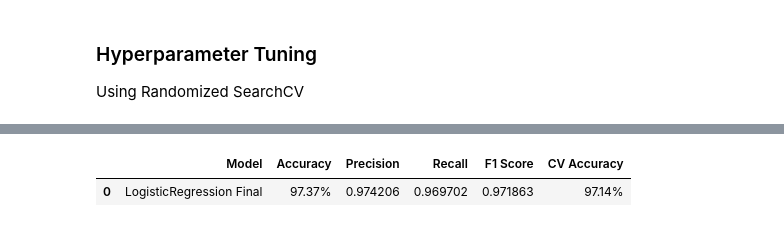
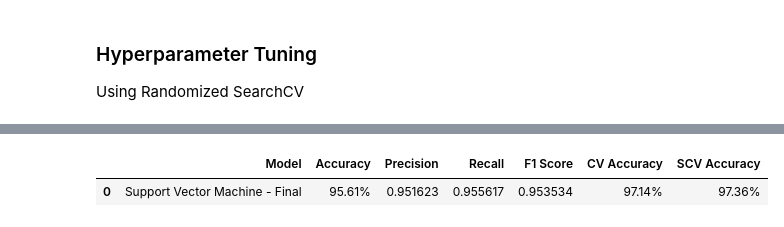
Before and after one commit to isgyane/Breast-Cancer-Detection-ML-Classification, a Jupyter notebook: notebooks/main.ipynb, the cells around one changed output, grey strips where cells are left out. Drawn from its saved outputs; the diff is of its cells as text; code cells hidden in the pictures.

```diff
--- a/notebooks/main.ipynb
+++ b/notebooks/main.ipynb
@@ -651,8 +692,0 @@ best_params
-# %%
-# Final Model Training using the best parameters
-final_model = LogisticRegression(
-    solver=best_params["solver"], penalty = best_params["penalty"], C= best_params["C"]
-)
-final_model.fit(X_train, y_train)
-
-y_preds = final_model.predict(X_test)
@@ -667,0 +693,4 @@ array([0, 1, 1, 0, 0, 1, 1, 1, 0, 0, 0, 1, 0, 1, 0, 1, 0, 0, 0, 1, 0, 0,
+# %%
+# Create the tuned final model using the parameters from the best_params dictionary
+tuned_model = SVC(**best_params)
+tuned_model.fit(X_train, y_train)
@@ -667,0 +715,3 @@ array([0, 1, 1, 0, 0, 1, 1, 1, 0, 0, 0, 1, 0, 1, 0, 1, 0, 0, 0, 1, 0, 0,
+# %%
+# Predict values of the target variable
+y_preds = tuned_model.predict(X_test)
@@ -669,19 +725,30 @@ array([0, 1, 1, 0, 0, 1, 1, 1, 0, 0, 0, 1, 0, 1, 0, 1, 0, 0, 0, 1, 0, 0,
 # Classification Report
 report = classification_report(y_test, y_preds, output_dict=True)
 
+# Unpacking metrics from the classification report
 accuracy = f"{report["accuracy"]*100:.2f}%"
 precision = report["macro avg"]["precision"]
 recall = report["macro avg"]["recall"]
 f1_score = report["macro avg"]["f1-score"]
 
+
 # Cross Validation score
-cv_scores_final = cross_val_score(final_model, X_train, y_train, cv=10)
+cv_scores_final = cross_val_score(final_model, X_train, y_train, cv=5)
 cv_accuracy = f"{cv_scores.mean()*100:.2f}%"
+
+# Stratified Cross Validation
+### Initialize StratifiedKFold
+skf = StratifiedKFold(n_splits=5, shuffle=True, random_state=42)
+### Perform stratified cross-validation
+scv_score = cross_val_score(final_model, X_train, y_train, cv=skf)
+scv_accuracy = f"{scv_score.mean()*100:.2f}%"
 # %%
-# Save results of the final model to a variable
-model_metrics = pd.DataFrame([["LogisticRegression Final", accuracy, precision,recall, f1_score, cv_accuracy]], columns=metrics_df.columns)
+# Save results of the tuned model to a variable
+model_metrics = pd.DataFrame([[ f'{best_model_name} - Final', accuracy, precision, recall, f1_score, cv_accuracy,scv_accuracy]], columns=metrics_df.columns)
+
+# View the metrics of the tuned model
 model_metrics
 # %% [output]
-|  | Model | Accuracy | Precision | Recall | F1 Score | CV Accuracy |
-| 0 | LogisticRegression Final | 97.37% | 0.974206 | 0.969702 | 0.971863 | 97.14% |
+|  | Model | Accuracy | Precision | Recall | F1 Score | CV Accuracy | SCV Accuracy |
+| 0 | Support Vector Machine - Final | 95.61% | 0.951623 | 0.955617 | 0.953534 | 97.14% | 97.36% |
 # %%
```
Also changed, not shown: parts of 52 cells of this notebook, 2 other files.
